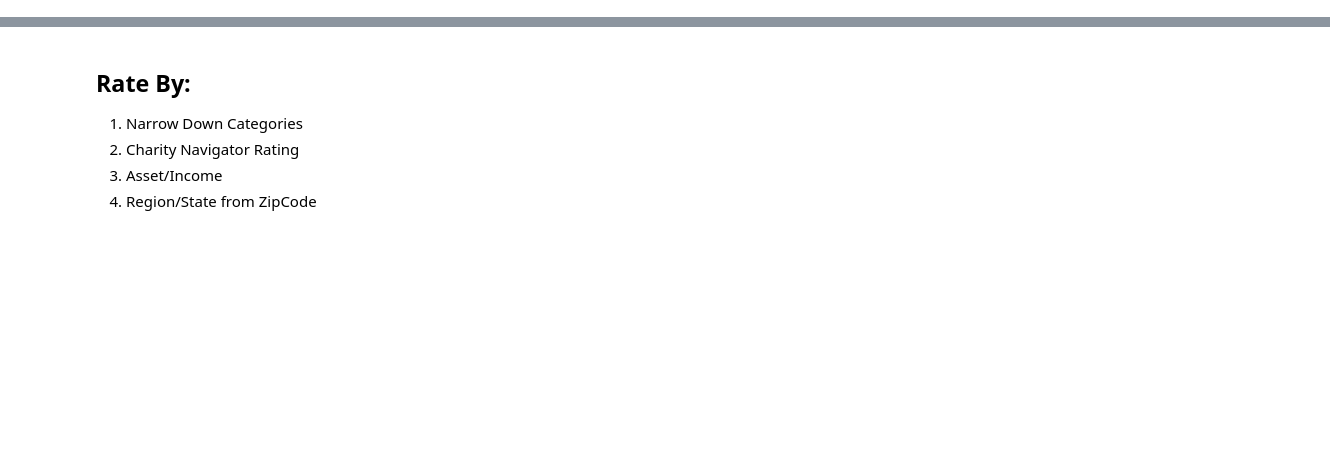
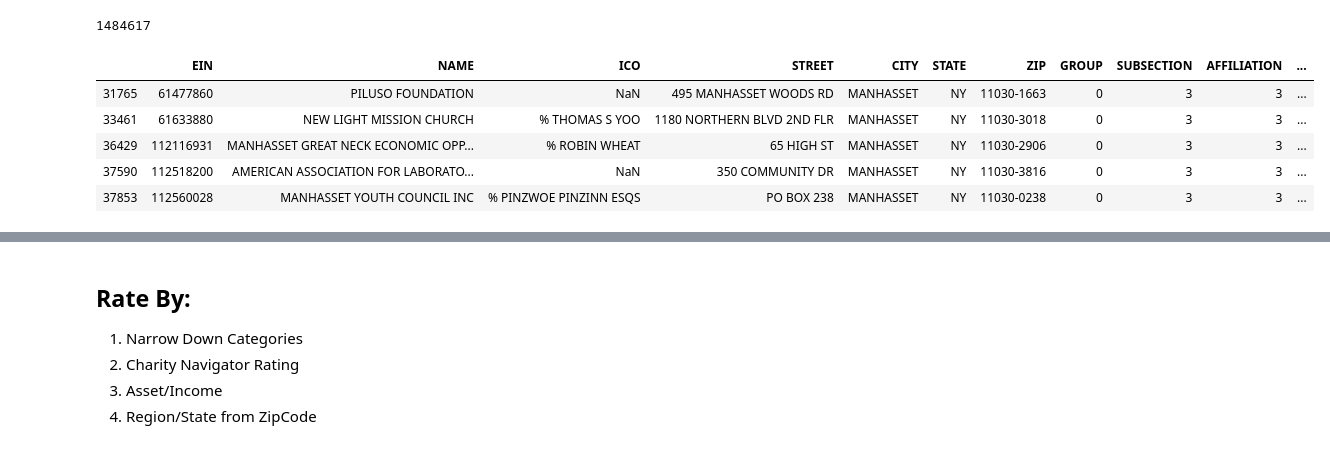
Before and after one commit to jackvessa/Charity_Recommender, a Jupyter notebook: src/Charity_Recommender_Draft1.ipynb, the cells around one changed output, grey strips where cells are left out. Cells and saved outputs as stored; diff of their text form; code cells hidden in the pictures; blank space fills up the shorter version.

```diff
--- a/src/Charity_Recommender_Draft1.ipynb
+++ b/src/Charity_Recommender_Draft1.ipynb
@@ -225 +288,5 @@ all_regions_df
+# %%
+len(all_regions_df_NTEE)
+# %% [output]
+1484617
 # %%
@@ -227,3 +294,12 @@ manhasset_df = find_same_zip(all_regions_df,11030)
+# %%
+manhasset_df.head()
+# %% [output]
+|  | EIN | NAME | ICO | STREET | CITY | STATE | ZIP | GROUP | SUBSECTION | AFFILIATION | ... |
+| 31765 | 61477860 | PILUSO FOUNDATION | NaN | 495 MANHASSET WOODS RD | MANHASSET | NY | 11030-1663 | 0 | 3 | 3 | ... |
+| 33461 | 61633880 | NEW LIGHT MISSION CHURCH | % THOMAS S YOO | 1180 NORTHERN BLVD 2ND FLR | MANHASSET | NY | 11030-3018 | 0 | 3 | 3 | ... |
+| 36429 | 112116931 | MANHASSET GREAT NECK ECONOMIC OPP... | % ROBIN WHEAT | 65 HIGH ST | MANHASSET | NY | 11030-2906 | 0 | 3 | 3 | ... |
+| 37590 | 112518200 | AMERICAN ASSOCIATION FOR LABORATO... | NaN | 350 COMMUNITY DR | MANHASSET | NY | 11030-3816 | 0 | 3 | 3 | ... |
+| 37853 | 112560028 | MANHASSET YOUTH COUNCIL INC | % PINZWOE PINZINN ESQS | PO BOX 238 | MANHASSET | NY | 11030-0238 | 0 | 3 | 3 | ... |
 # %%
 find_major_category(manhasset_df,'Arts, Culture and Humanities')
 # %% [output]
```
Also changed, not shown: parts of 35 cells of this notebook.
